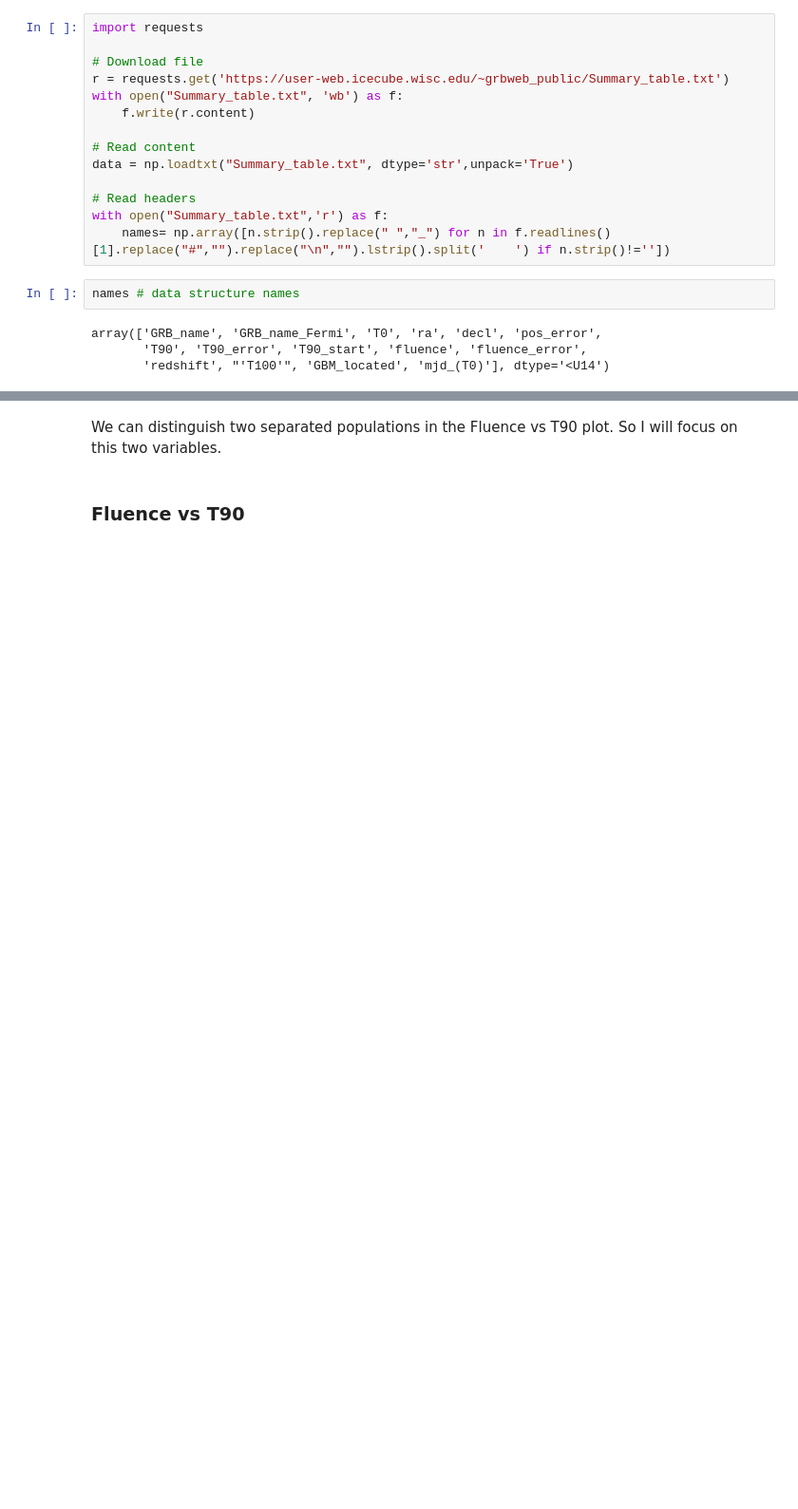
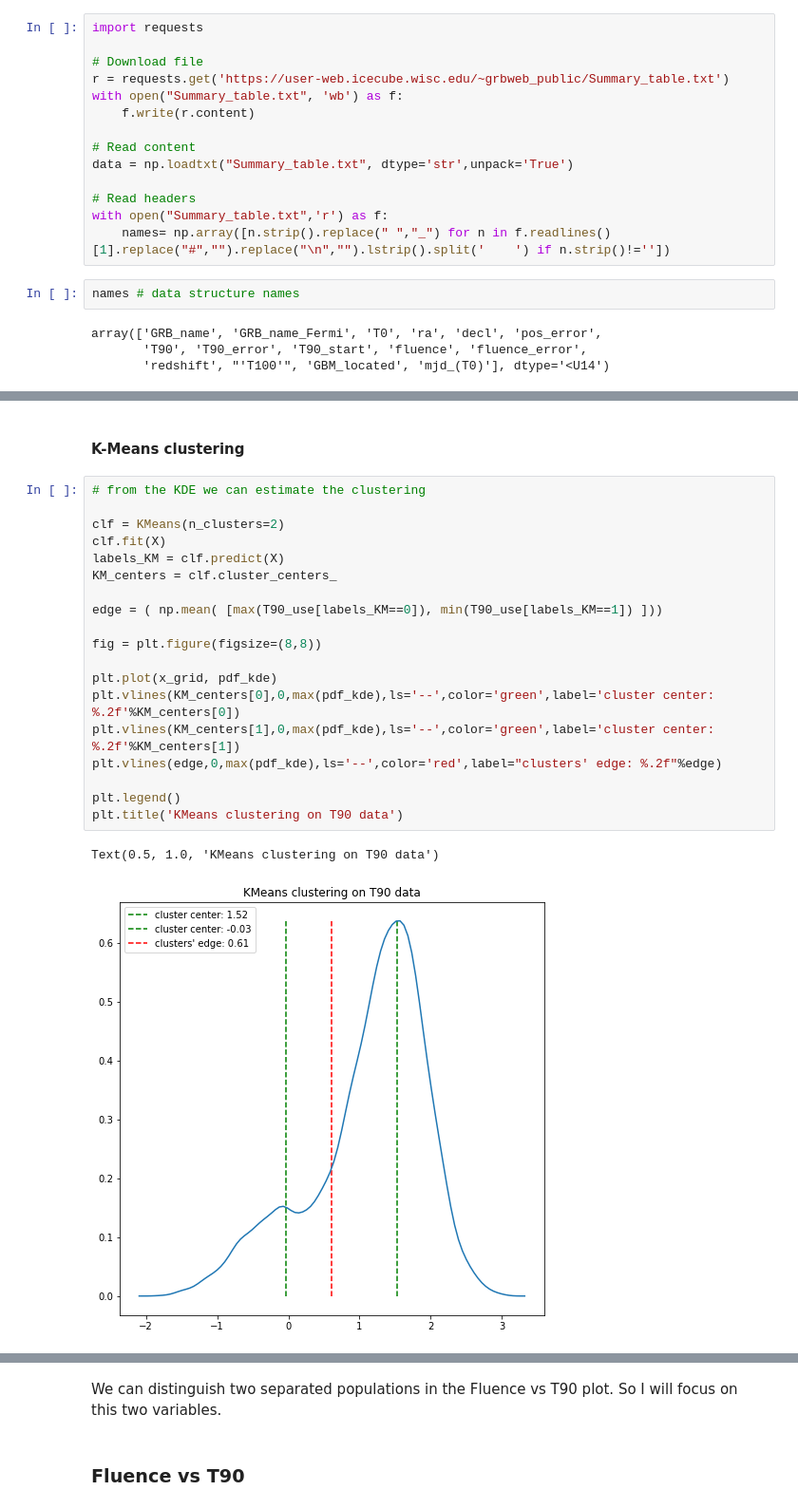
Before and after one commit to ludovicobizzarri/astrostatistics_bicocca_2024, a Jupyter notebook: working/Lesson 14/Gamma Ray Burst.ipynb, the cells around one changed output, grey strips where cells are left out. Shown at 95% size. Cells and saved outputs as stored; diff of their text form; blank space fills up the shorter version.

```diff
--- a/working/Lesson 14/Gamma Ray Burst.ipynb
+++ b/working/Lesson 14/Gamma Ray Burst.ipynb
@@ -106,0 +167,24 @@ z_log = np.log10(z[mask_real_data])
+# %% [markdown]
+#### K-Means clustering
+# %%
+# from the KDE we can estimate the clustering
+
+clf = KMeans(n_clusters=2)
+clf.fit(X)
+labels_KM = clf.predict(X)
+KM_centers = clf.cluster_centers_
+
+edge = ( np.mean( [max(T90_use[labels_KM==0]), min(T90_use[labels_KM==1]) ]))
+
+fig = plt.figure(figsize=(8,8))
+
+plt.plot(x_grid, pdf_kde)
+plt.vlines(KM_centers[0],0,max(pdf_kde),ls='--',color='green',label='cluster center: %.2f'%KM_centers[0])
+plt.vlines(KM_centers[1],0,max(pdf_kde),ls='--',color='green',label='cluster center: %.2f'%KM_centers[1])
+plt.vlines(edge,0,max(pdf_kde),ls='--',color='red',label="clusters' edge: %.2f"%edge)
+
+plt.legend()
+plt.title('KMeans clustering on T90 data')
+# %% [output]
+Text(0.5, 1.0, 'KMeans clustering on T90 data')
+[figure, added]
```
Also changed, not shown: parts of 17 cells of this notebook.
